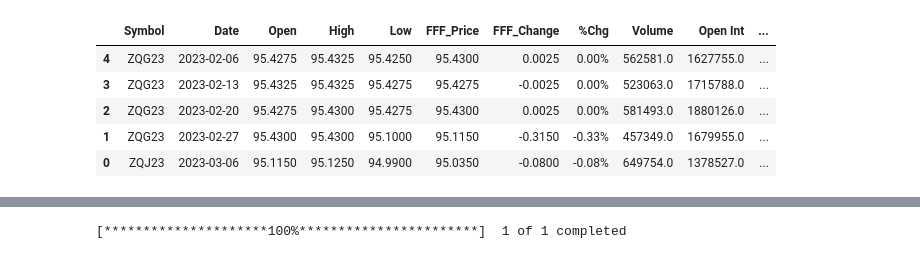
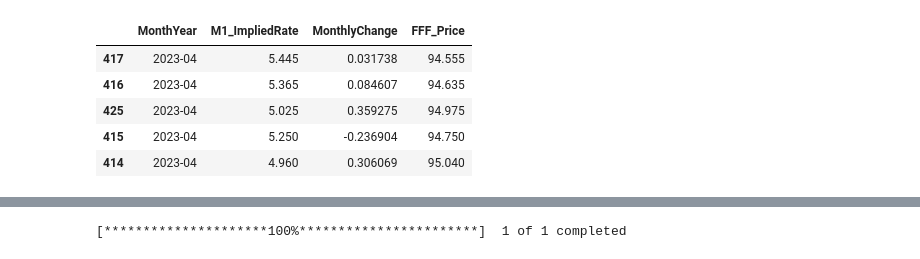
Before and after one commit to conquerv0/MonetaryPolicy-StockReturns, a Jupyter notebook: data_processing.ipynb, the cells around one changed output, grey strips where cells are left out. Cells and saved outputs as stored; diff of their text form; code cells hidden in the pictures.

Commit message:
Codes_DataPreproc+ModelTests

```diff
--- a/data_processing.ipynb
+++ b/data_processing.ipynb
@@ -9,25 +58,27 @@ import yfinance as yf
 # %%
-federal_fund = pd.read_csv('data/federal_fund_future_weekly.csv')
+federal_fund = pd.read_csv('fed_data/federal_fund_future_monthly.csv')
 
 # Reformatting federal fund future date time variable to month-year
 federal_fund = federal_fund.rename(columns={'Time':'Date', 'Last': 'FFF_Price', 'Change':'FFF_Change'})
 federal_fund['Date'] = pd.to_datetime(federal_fund ['Date'])
 federal_fund.sort_values(by='Date', ascending=True, inplace=True)
 federal_fund['MonthYear'] = federal_fund['Date'].dt.to_period('M')
-federal_fund['Week'] = federal_fund['Date'].dt.to_period('W').dt.start_time
+# federal_fund['Week'] = federal_fund['Date'].dt.to_period('W').dt.start_time
 
 # Calculate monthly change for the 30-day federal fund future.
-# federal_fund['WeeklyChange'] = ((federal_fund['FFF_Price'] / federal_fund['FFF_Price'].shift(1)) -1)*100
+federal_fund['MonthlyChange'] = ((federal_fund['FFF_Price'] / federal_fund['FFF_Price'].shift(1)) -1)*100
 federal_fund['M1_ImpliedRate'] = 100 - federal_fund['FFF_Price']
-
+selected_columns = ['MonthYear','M1_ImpliedRate', 'MonthlyChange', 'FFF_Price']
+federal_fund = federal_fund[selected_columns]
 # Drop NA
 federal_fund.dropna(axis=0, inplace=True)
 
 federal_fund.tail()
+# federal_fund.to_csv('fed_data/federal_fund.csv')
 # %% [output]
-|  | Symbol | Date | Open | High | Low | FFF_Price | FFF_Change | %Chg | Volume | Open Int | ... |
-| 4 | ZQG23 | 2023-02-06 | 95.4275 | 95.4325 | 95.4250 | 95.4300 | 0.0025 | 0.00% | 562581.0 | 1627755.0 | ... |
-| 3 | ZQG23 | 2023-02-13 | 95.4325 | 95.4325 | 95.4275 | 95.4275 | -0.0025 | 0.00% | 523063.0 | 1715788.0 | ... |
-| 2 | ZQG23 | 2023-02-20 | 95.4275 | 95.4300 | 95.4275 | 95.4300 | 0.0025 | 0.00% | 581493.0 | 1880126.0 | ... |
-| 1 | ZQG23 | 2023-02-27 | 95.4300 | 95.4300 | 95.1000 | 95.1150 | -0.3150 | -0.33% | 457349.0 | 1679955.0 | ... |
-| 0 | ZQJ23 | 2023-03-06 | 95.1150 | 95.1250 | 94.9900 | 95.0350 | -0.0800 | -0.08% | 649754.0 | 1378527.0 | ... |
+|  | MonthYear | M1_ImpliedRate | MonthlyChange | FFF_Price |
+| 417 | 2023-04 | 5.445 | 0.031738 | 94.555 |
+| 416 | 2023-04 | 5.365 | 0.084607 | 94.635 |
+| 425 | 2023-04 | 5.025 | 0.359275 | 94.975 |
+| 415 | 2023-04 | 5.250 | -0.236904 | 94.750 |
+| 414 | 2023-04 | 4.960 | 0.306069 | 95.040 |
```
Also changed, not shown: parts of 26 cells of this notebook.
